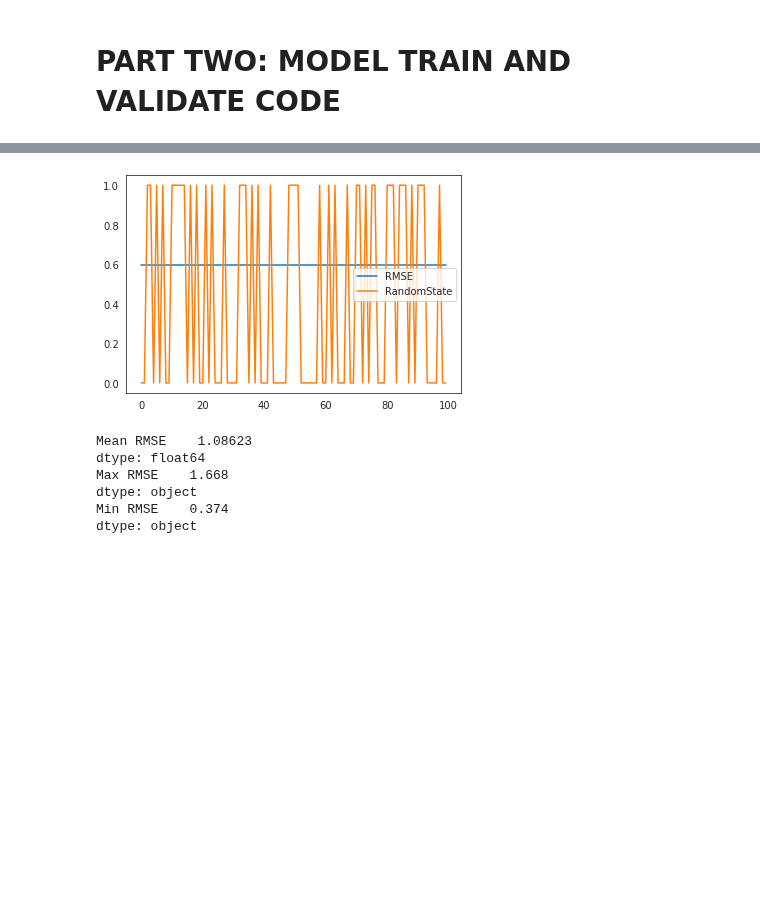
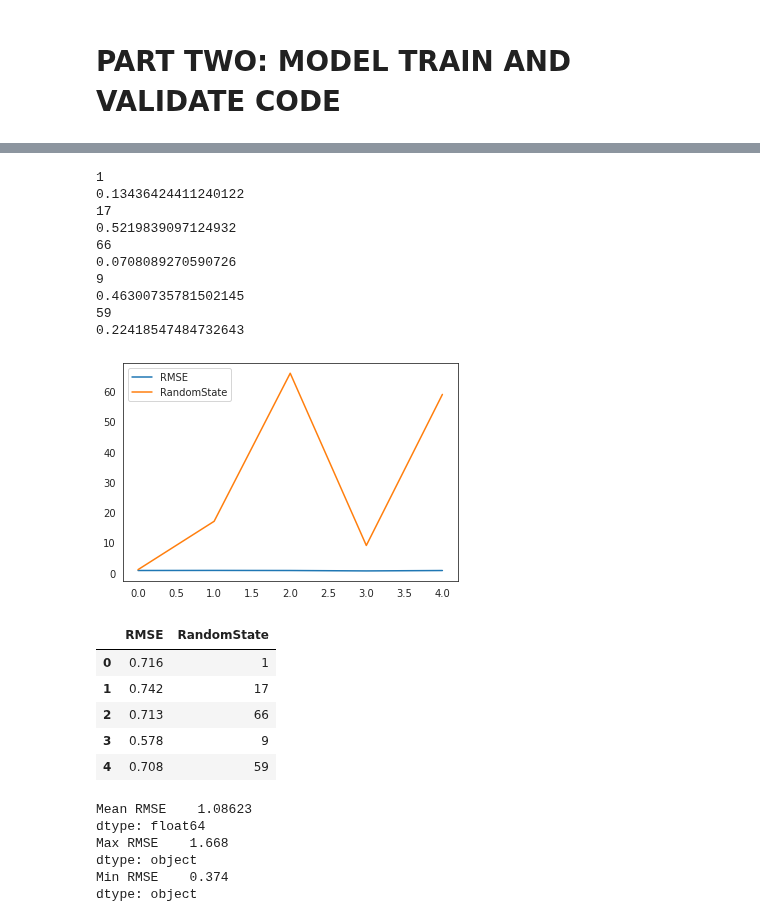
Before and after one commit to ChrisHarvey21/HABs, a Jupyter notebook: HABs.ipynb, the cells around one changed output, grey strips where cells are left out. Saved outputs shown, nothing was run; the diff lists cells and outputs as text; code cells hidden in the pictures; blank space fills up the shorter version.

```diff
--- a/HABs.ipynb
+++ b/HABs.ipynb
@@ -355,40 +233,65 @@ See the caveats in the documentation: https://pandas.pydata.org/pandas-docs/stab
 # %%
 #Create features vs target
 import pandas as pd
+import random
 from random import randint
+
+
 
 #create the data frame
 df = pd.DataFrame(columns=['RMSE','RandomState'])
-for i in range(100):
-
+for i in range(5):
+  A = randint(0,99)
+  print(A)
+  random.seed(A)
+  print(random.random())
+  random.seed(A)
   x = dataset.drop('severity', axis = 1) # Features
   y = dataset['severity']  # Target
 
 # Splitting into training and testing (80/20)
   x_train, x_test, y_train, y_test = train_test_split(x, y, test_size = 0.2, random_state=20)
 
 # Random Forest Regression with 10 decision trees
-  model = RandomForestRegressor(n_estimators = 10, random_state=20)
+  model = RandomForestRegressor(n_estimators = 10, random_state=A)
 
 # Fitting the Random Forest Regression model to the data
   model.fit(x_train, y_train)
 
 # Predicting the target values of the test set
   y_pred = model.predict(x_test)
 
 # RMSE (Root Mean Square Error)
   rmse = float(format(np.sqrt(mean_squared_error(y_test, y_pred)),'.3f'))
   df.loc[i, ['RMSE']] = rmse
-  df.loc[i, ['RandomState']] = randint(0,1)
+  random.seed(A)
+  df.loc[i, ['RandomState']] = A
 
 #Plot results
 import pandas as pd
 import matplotlib.pyplot as plt
 df = pd.DataFrame(df)
 df.plot()
 plt.show()
+df
 # %% [output]
+1
+0.13436424411240122
+17
+0.5219839097124932
+66
+0.0708089270590726
+9
+0.46300735781502145
+59
+0.22418547484732643
-[figure, old version]
+[figure, new version]
+|  | RMSE | RandomState |
+| 0 | 0.716 | 1 |
+| 1 | 0.742 | 17 |
+| 2 | 0.713 | 66 |
+| 3 | 0.578 | 9 |
+| 4 | 0.708 | 59 |
 # %%
 #A rule of thumb is that an RMSE of .2 to .5 shows that the model predicts accurately
 print('Mean', df.mean())
```
Also changed, not shown: parts of 11 cells of this notebook.
